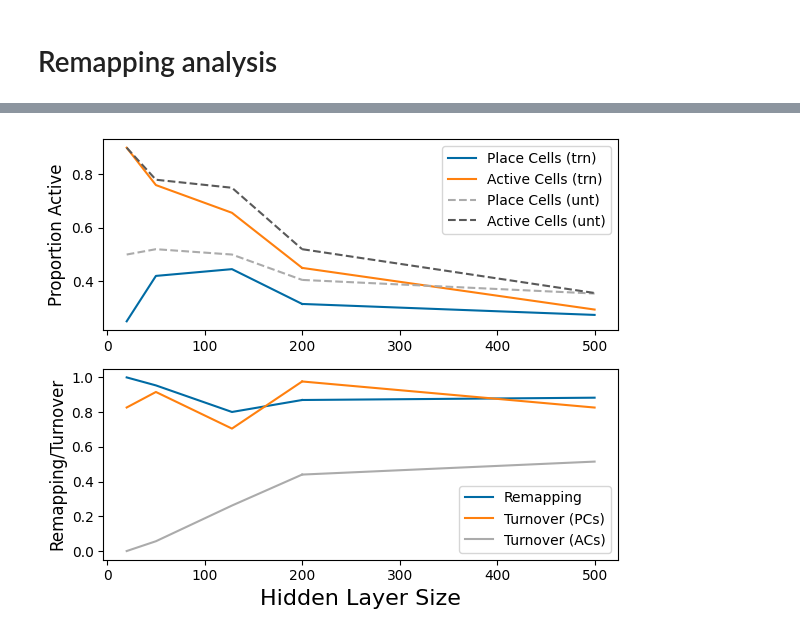
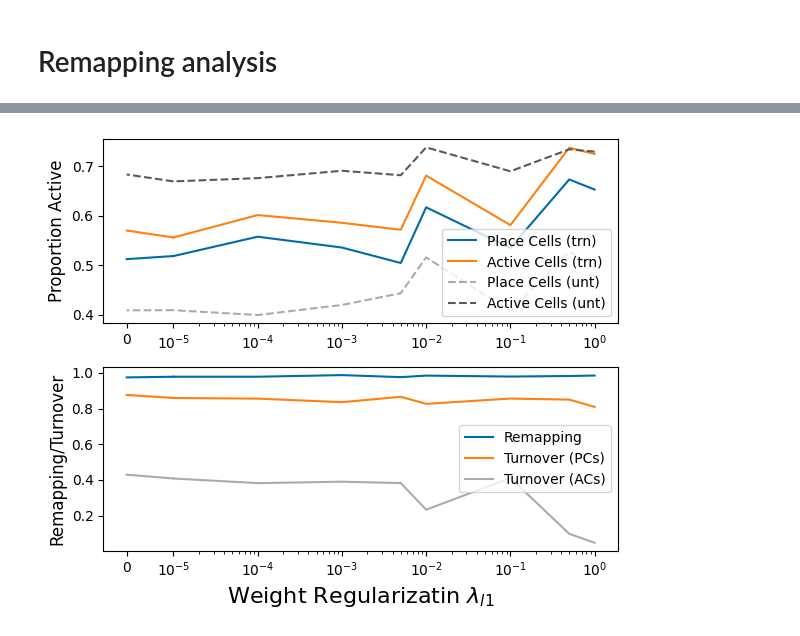
Before and after one commit to ChackMociute/Master-Thesis, a Jupyter notebook: analysis/remapping.ipynb, the cells around one changed output, grey strips where cells are left out. Drawn from its saved outputs; the diff is of its cells as text; code cells hidden in the pictures.

```diff
--- a/analysis/remapping.ipynb
+++ b/analysis/remapping.ipynb
@@ -59,7 +39,12 @@ df = df.rename(columns={c: l for c, l in zip(cols, labels)})
-# %%
-plot_lines(df, linear=True, filename="../figs/remap_hs.png")
-# %% [output]
-[figure, removed]
 # %%
-l1s = [f'l1_{n}' for n in ['01', '001', '0001', '00001', '000001', '0']]
+l1s = [f'l1_{n}' for n in ['1', '05', '01', '001', '0001', '00001', '000001', '0']]
 l1s.insert(2, 'baseline')
+
+ma = MultiAnalysis(data_path, l1s)
+xticks = [1, 0.5, 0.1, 0.01, 0.005, 0.001, 0.0001, 0.00001, 0]
+xlabel = 'Weight Regularizatin $\\lambda_{l1}$'
+
+
+ma.plot_lines(xticks, xlabel, linthresh=1e-5, filename="../figs/remap_l1.png")
+# %% [output]
+[figure, added]
```
Also changed, not shown: parts of 28 cells of this notebook, 6 other files.
